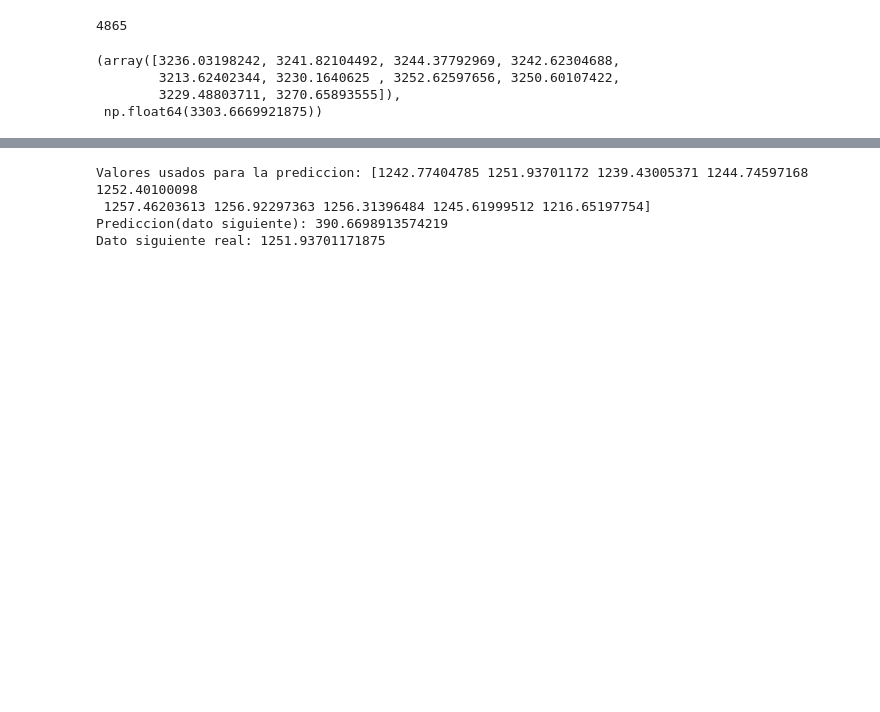
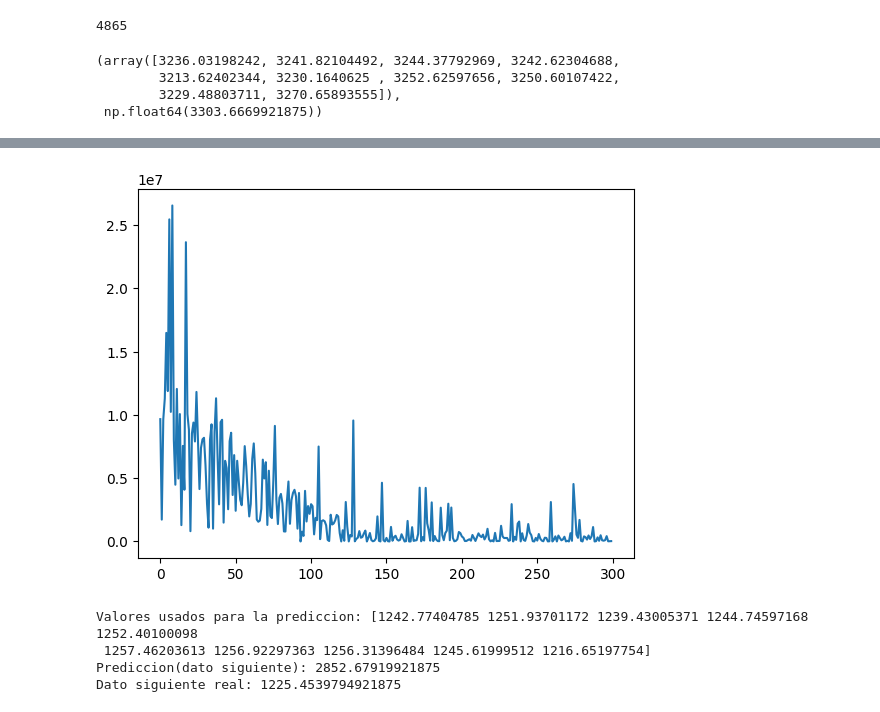
Before and after one commit to RedLakes17/SS-AntonioRojas, a Jupyter notebook: TransformerWebModel.ipynb, the cells around one changed output, grey strips where cells are left out. Drawn from its saved outputs; the diff is of its cells as text; code cells hidden in the pictures; blank space fills up the shorter version.

```diff
--- a/TransformerWebModel.ipynb
+++ b/TransformerWebModel.ipynb
@@ -98,10 +98,11 @@ dataloader = DataLoader(dataset, batch_size=32, shuffle=True) #Divide los datos
 #Entrenamiento del modelo
 model = TransformerModel() #Se llama al modelo definido
 criterion = nn.MSELoss() #Funcion de perdida
-optimizer = torch.optim.Adam(model.parameters(), lr=0.001) #Optimizador
+optimizer = torch.optim.Adam(model.parameters(), lr=0.0005) #Optimizador
 
 # Training loop
-for epoch in range(20):  # Numero de epocas, esto es numero de veces que todos los datos pasan por el modelo
+losses=[]
+for epoch in range(300):  # Numero de epocas, esto es numero de veces que todos los datos pasan por el modelo
     for seq, next_point in dataloader: #Itera a traves de los batches
         seq, next_point = seq.float(), next_point.float().unsqueeze(1) #Pone los datos en forma decimal
         output = model(seq) #Se pasan las secuencias al modelo para obtener la prediccion output
@@ -110,4 +111,5 @@ for epoch in range(20):  # Numero de epocas, esto es numero de veces que todos l
         loss.backward() #Back propagation. Gradientes de la perdida con respecto a los pesos y bias
         optimizer.step() #Actualiza los parametros del modelo con base en los gradientes
     print(f"Epoch {epoch+1}, Loss: {loss.item()}")
+    losses.append(loss)
 # %% [output]
@@ -134,12 +133,26 @@ Epoch 20, Loss: 6606540.0
+# %%
+import matplotlib.pyplot as plt
+# Desconectar cada loss individualmente
+losses = [loss.detach().cpu().item() for loss in losses]
+
+# Ahora puedes convertirlo a array
+losses = np.array(losses)
+
+plt.plot(losses)
+plt.show()
+# %% [output]
+[figure, added]
 # %%
 #Veamos como predice el modelo
 test_seq = torch.tensor(sequences[0]).float()
-predicted_point = model(test_seq)
+test_seq = test_seq.unsqueeze(0)  #Añades una dimensión de batch aquí
+with torch.no_grad():
+    predicted_point = model(test_seq)
 print('Valores usados para la prediccion:',sequences[0])
 print("Prediccion(dato siguiente):", predicted_point.item())
-print('Dato siguiente real:',sequences[1,0])
+print('Dato siguiente real:',next_points[0])
 # %% [output]
 Valores usados para la prediccion: [1242.77404785 1251.93701172 1239.43005371 1244.74597168 1252.40100098
  1257.46203613 1256.92297363 1256.31396484 1245.61999512 1216.65197754]
-Prediccion(dato siguiente): 390.6698913574219
-Dato siguiente real: 1251.93701171875
+Prediccion(dato siguiente): 2852.67919921875
+Dato siguiente real: 1225.4539794921875
```
Also changed, not shown: parts of 4 cells of this notebook, 2 other files.
